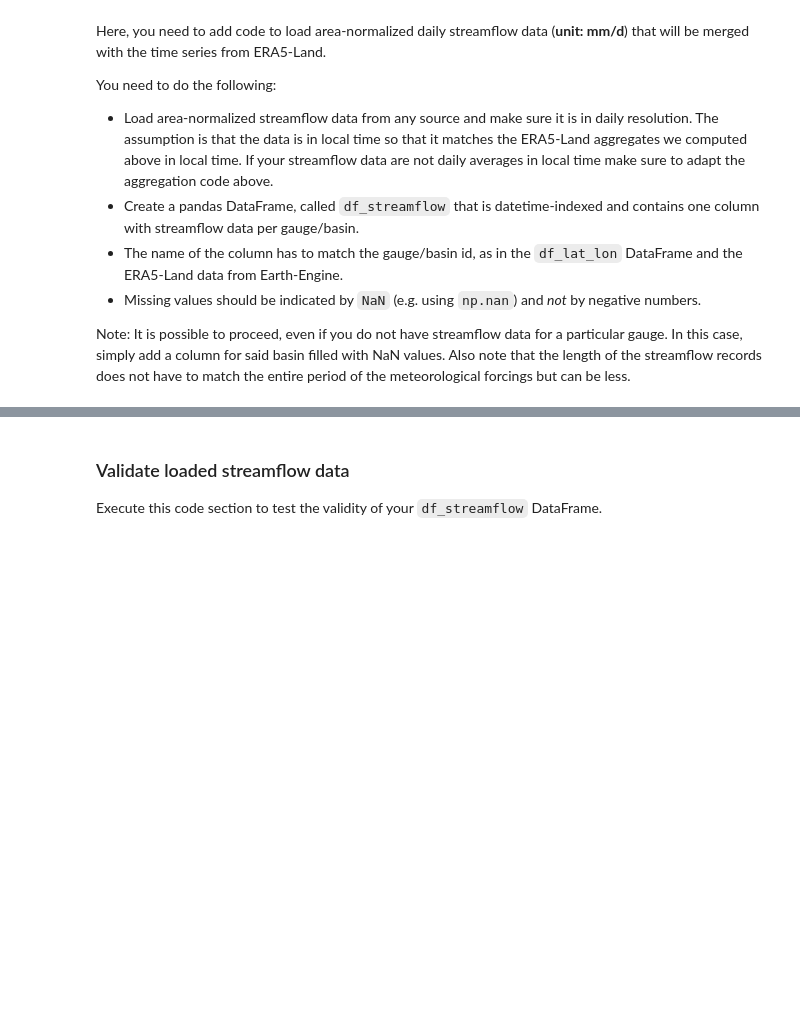
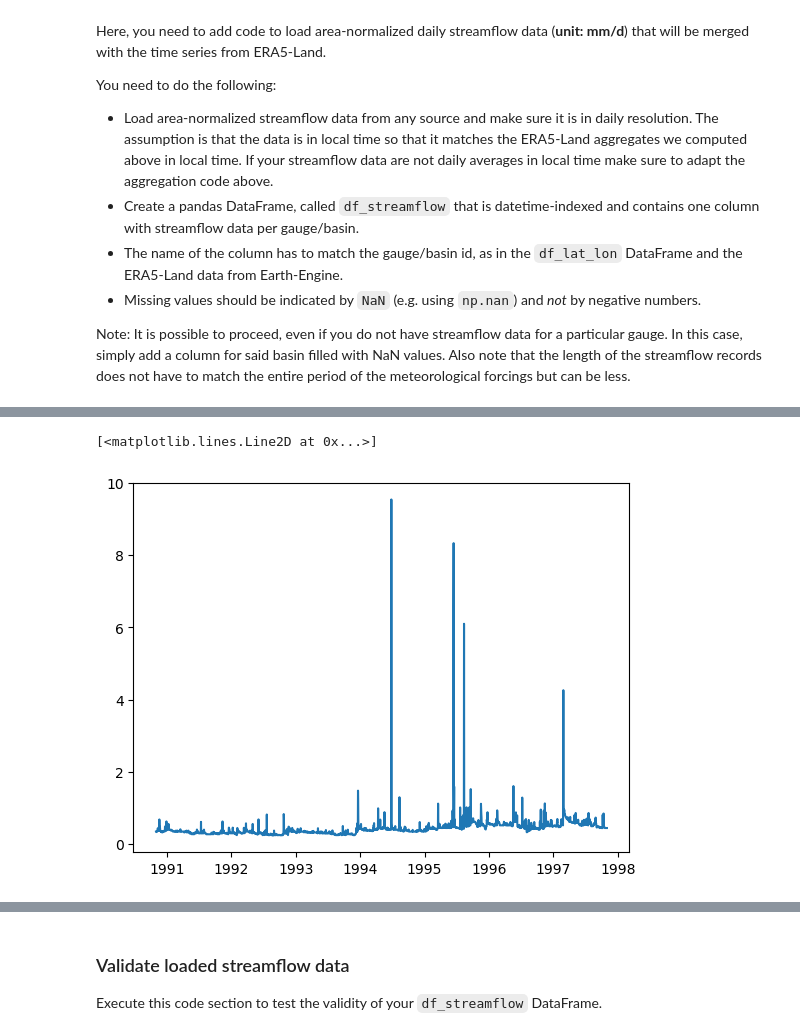
Before and after one commit to Ash-Manoj/Caravan_local, a Jupyter notebook: code/Caravan_part2_local_postprocessing.ipynb, the cells around one changed output, grey strips where cells are left out. Cells and saved outputs as stored; diff of their text form; code cells hidden in the pictures; blank space fills up the shorter version.

Commit message:
final data and code

```diff
--- a/code/Caravan_part2_local_postprocessing.ipynb
+++ b/code/Caravan_part2_local_postprocessing.ipynb
@@ -304,0 +324,8 @@ df_streamflow = ...
+# %%
+# Load your streamflow data here. See specifications above
+# Loading Weiherbach data from Weiherbach Project
+df_wb = pd.read_csv(r"U:\01_Analysis\00_Antecedent_Conditions\weiherbach\weiherbach_data_franzi\gauge\q_menzingen_1990_1997.csv")
+area_wb = 3.5 #km2
+df_wb['date'] = pd.to_datetime(df_wb['date'])
+# Set 'date' column as the index
+df_wb.set_index('date', inplace=True)
@@ -304,0 +349,11 @@ df_streamflow = ...
+# %%
+# Convert area from square kilometers to square meters
+area_m2 = area_wb * 1e6
+
+# Convert discharge from cubic meters per second to millimeters per 6 minutes
+df_wb['discharge_mm_6min'] = df_wb['q'] * 1000 * 60 * 6 / area_m2
+
+# Calculate total discharge for each day in millimeters
+total_discharge_per_day_mm = df_wb['discharge_mm_6min'].resample('D').sum()
+
+print(total_discharge_per_day_mm)
@@ -304,0 +374,6 @@ df_streamflow = ...
+# %%
+import matplotlib.pyplot as plt
+plt.plot(total_discharge_per_day_mm)
+# %% [output]
+[<matplotlib.lines.Line2D at 0x...>]
+[figure, added]
```
Also changed, not shown: parts of 16 cells of this notebook, 5 other files.
